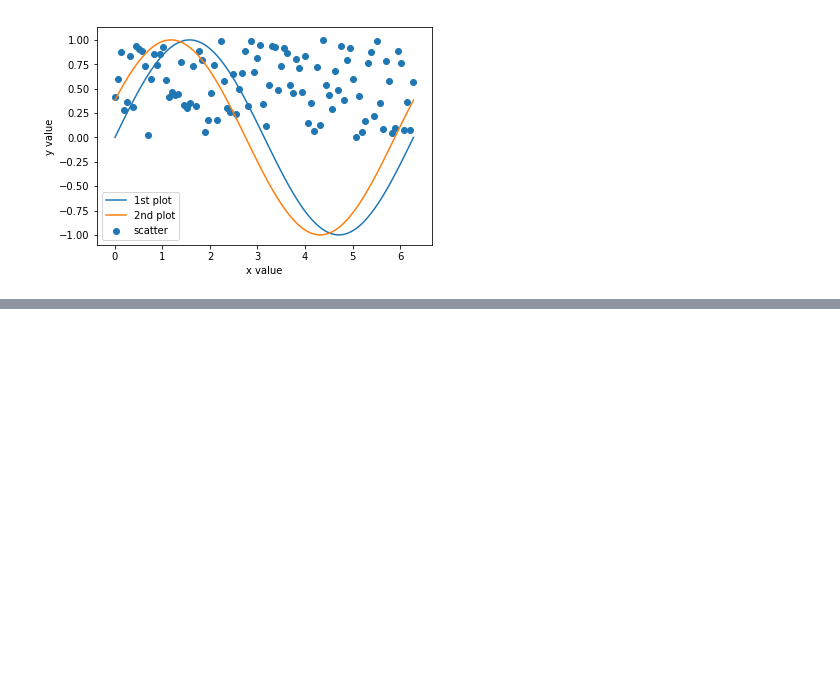
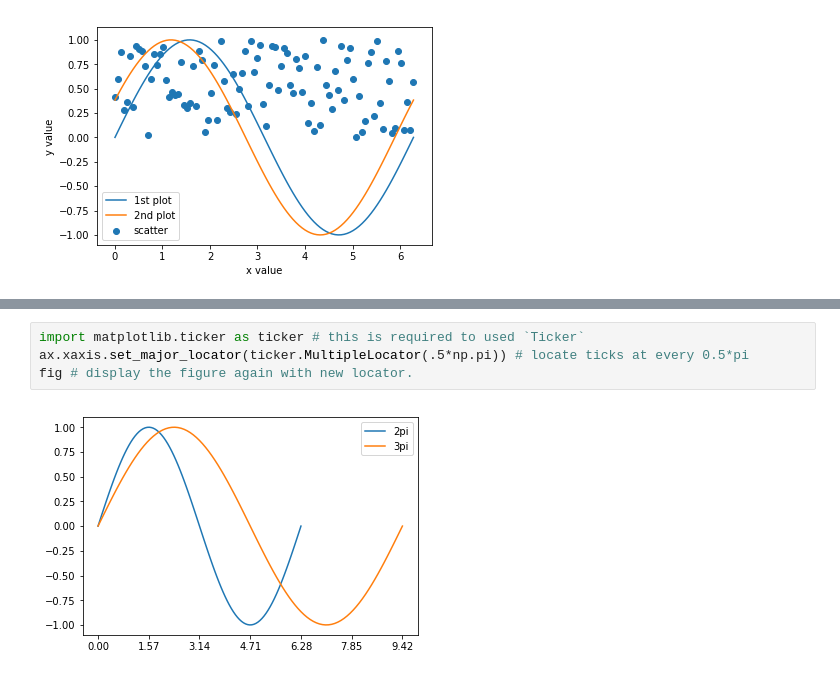
Before and after one commit to allaccountstaken/matplotlib, a Jupyter notebook: pyplot_interface.ipynb, the cells around one changed output, grey strips where cells are left out. Saved outputs shown, nothing was run; the diff lists cells and outputs as text; blank space fills up the shorter version.

```diff
--- a/pyplot_interface.ipynb
+++ b/pyplot_interface.ipynb
@@ -121,0 +151,6 @@ Text(0, 0.5, 'y value')
+# %%
+import matplotlib.ticker as ticker # this is required to used `Ticker`
+ax.xaxis.set_major_locator(ticker.MultipleLocator(.5*np.pi)) # locate ticks at every 0.5*pi
+fig # display the figure again with new locator.
+# %% [output]
+[figure, added]
```
Also changed, not shown: parts of 8 cells of this notebook.
